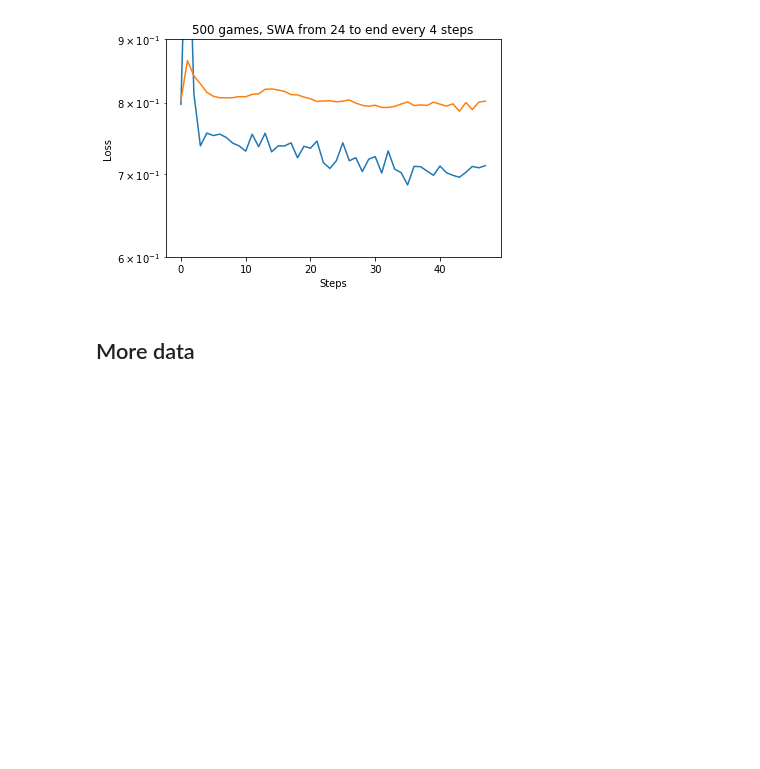
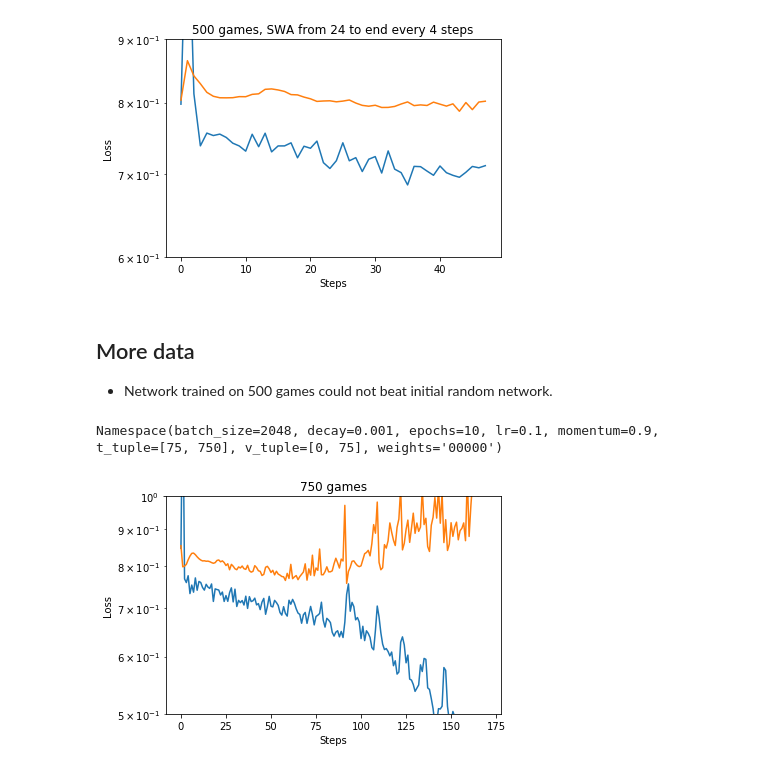
Before and after one commit to fqjin/ultimate-tictactoe, a Jupyter notebook: notebooks/Logs.ipynb, the cells around one changed output. Cells and saved outputs as stored; diff of their text form; code cells hidden in the pictures; blank space fills up the shorter version.

Commit message:
Add results for 1000 games
Trained network was able to beat random baseline.

```diff
--- a/notebooks/Logs.ipynb
+++ b/notebooks/Logs.ipynb
@@ -118,5 +118,14 @@ plt.show()
 # %% [output]
 Namespace(batch_size=2048, decay=0.001, epochs=4, lr=0.1, momentum=0.9, t_tuple=[50, 500], v_tuple=[0, 50], weights='00000')
 [figure]
-# %% [markdown]
-## More data
+# %% [markdown]
+## More data
+* Network trained on 500 games could not beat initial random network.
+# %%
+name = 'from00000_75_750bs2048lr0.1d0.001e10.npz'
+plot2(name, '750 games')
+plt.ylim([0.5, 1.0])
+plt.show()
+# %% [output]
+Namespace(batch_size=2048, decay=0.001, epochs=10, lr=0.1, momentum=0.9, t_tuple=[75, 750], v_tuple=[0, 75], weights='00000')
+[figure, added]
```
Also changed, not shown: parts of 8 cells of this notebook, 4 other files.
